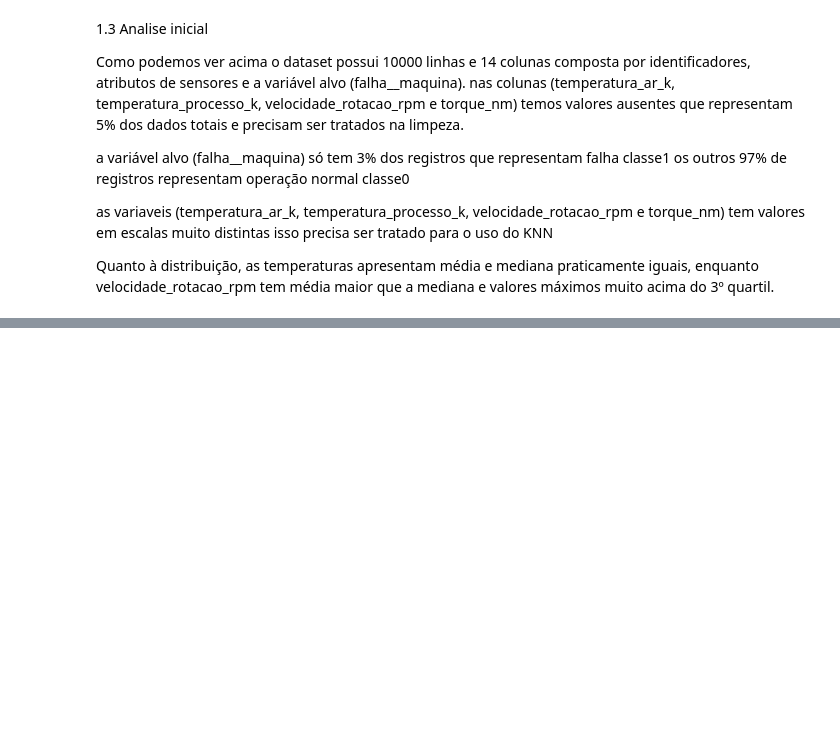
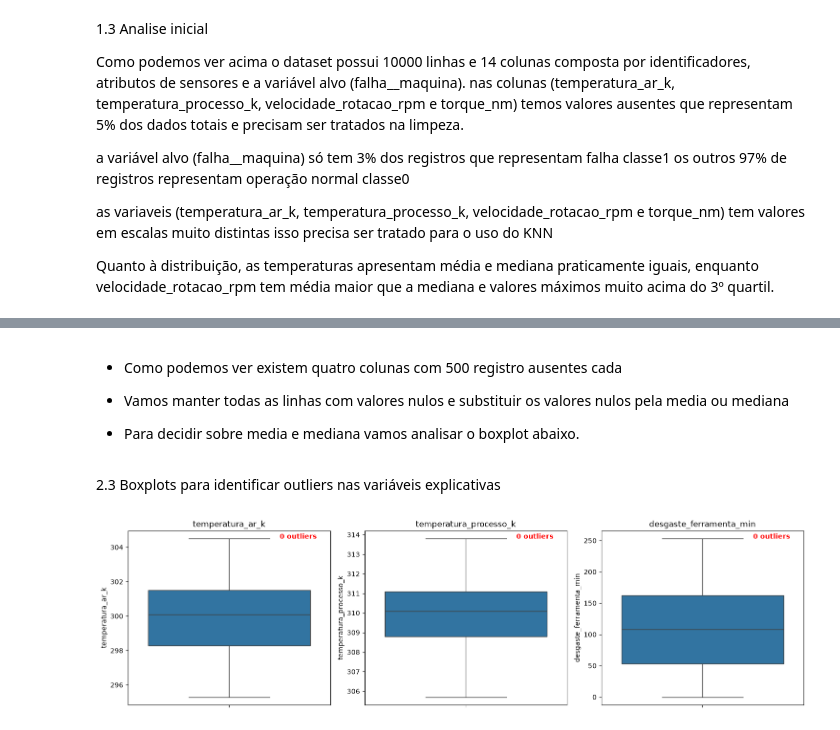
Before and after one commit to renatosadriano-debug/PROJETO-FINAL---ANALISE-DE-MANUTEN-DE-MAQUINAS-PARA-FABRICAS, a Jupyter notebook: notebook.ipynb, the cells around one changed output, grey strips where cells are left out. Cells and saved outputs as stored; diff of their text form; code cells hidden in the pictures; blank space fills up the shorter version.

```diff
--- a/notebook.ipynb
+++ b/notebook.ipynb
@@ -68,0 +169,31 @@ Quanto à distribuição, as temperaturas apresentam média e mediana praticamen
+# %% [markdown]
+- Como podemos ver existem quatro colunas com 500 registro ausentes cada
+
+- Vamos manter todas as linhas com valores nulos e substituir os valores nulos pela media ou mediana
+
+- Para decidir sobre media e mediana vamos analisar o boxplot abaixo.
+# %% [markdown]
+2.3 Boxplots para identificar outliers nas variáveis explicativas
+# %%
+colunas_sensores = ['temperatura_ar_k', 'temperatura_processo_k', 'desgaste_ferramenta_min']
+
+plt.figure(figsize=(15, 8))
+for i, coluna in enumerate(colunas_sensores):
+    Q1 = df_ler[coluna].quantile(0.25)
+    Q3 = df_ler[coluna].quantile(0.75)
+    IQR = Q3 - Q1
+    limite_inferior = Q1 - 1.5 * IQR
+    limite_superior = Q3 + 1.5 * IQR
+    qtd_outliers = df_ler[(df_ler[coluna] < limite_inferior) | (df_ler[coluna] > limite_superior)][coluna].count()
+
+    ax = plt.subplot(2, 3, i + 1)
+    sns.boxplot(y=df_ler[coluna])
+    plt.title(coluna)
+
+    # escreve a contagem dentro do gráfico, ao lado dos outliers de cima
+    ax.text(0.25, df_ler[coluna].max(), f'{qtd_outliers} outliers', color='red', fontsize=10, fontweight='bold')
+
+plt.tight_layout()
+plt.show()
+# %% [output]
+[figure, added]
```
Also changed, not shown: parts of 22 cells of this notebook.
